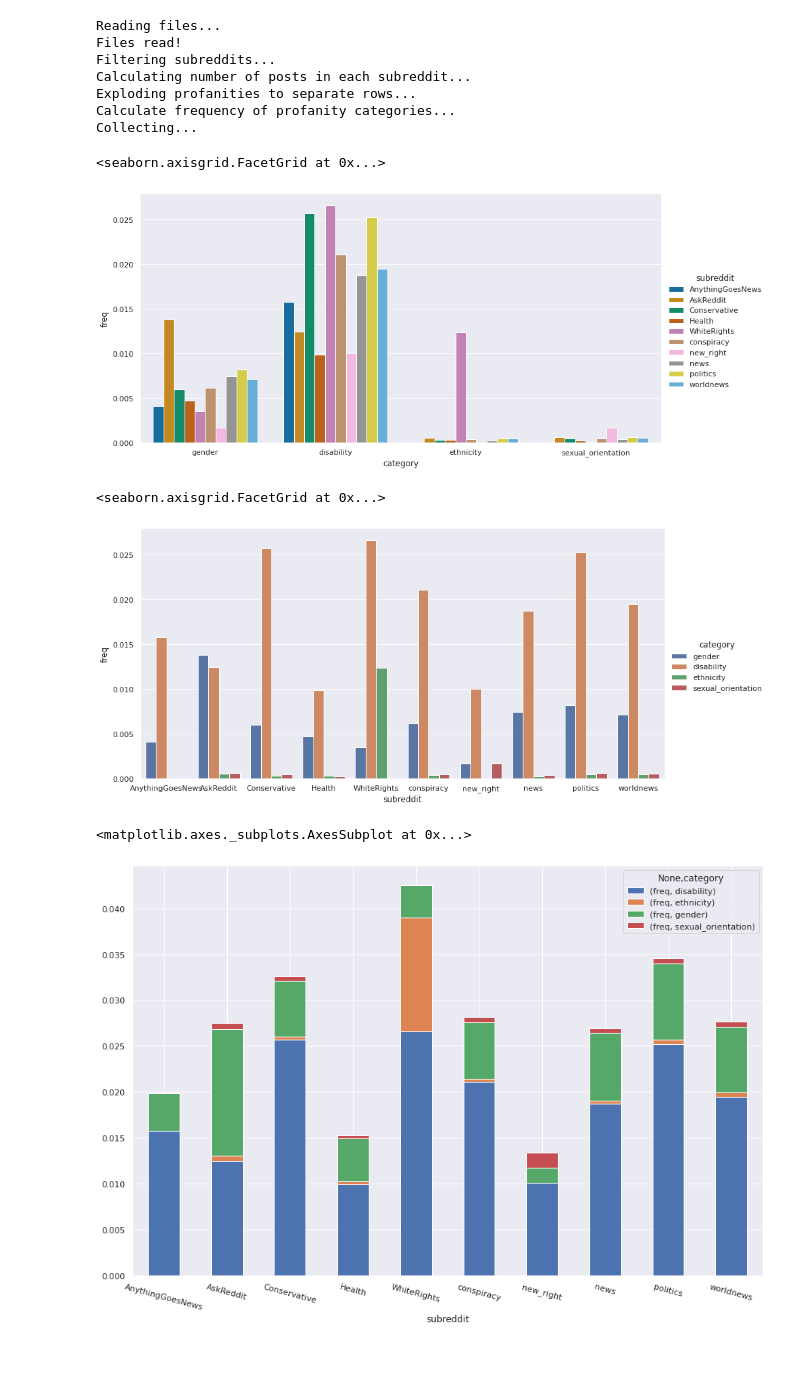
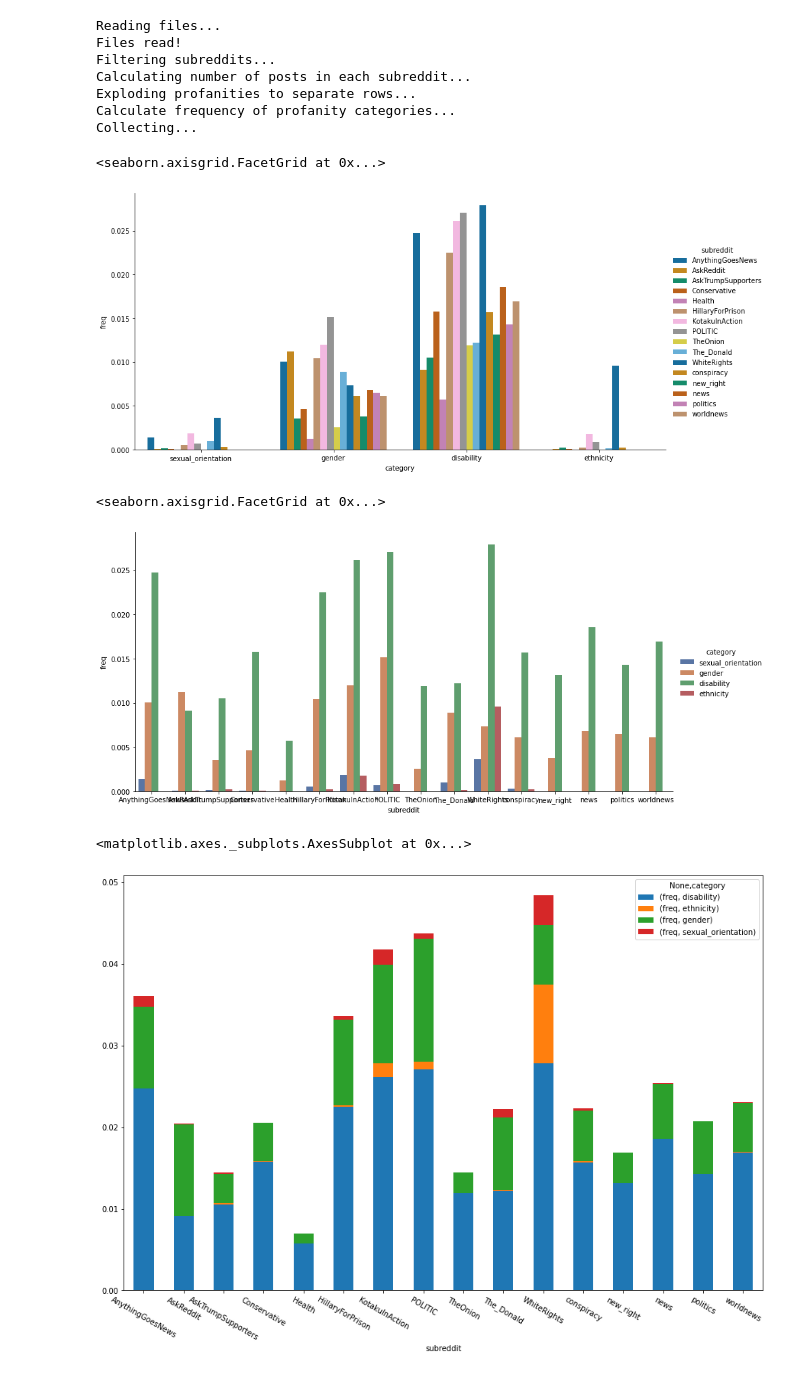
Before and after one commit to MaxSoneback/reddit_analysis, a Jupyter notebook: 8882_max.ipynb, the cells around one changed output. Drawn from its saved outputs; the diff is of its cells as text; code cells hidden in the pictures.

```diff
--- a/8882_max.ipynb
+++ b/8882_max.ipynb
@@ -385,10 +344,10 @@ Since the size of the files added at stage 6 & 8 are about ~11% bigger than the
 # %%
 #Analysis w/ bar plot
 
-files= 'hdfs://master:9000/experiment/RC_2011-*.bz2'
+files= 'hdfs://master:9000/experiment/RC_2017-*.bz2'
 
 #Build Session
-ss = build_session(1, 8)
+ss = build_session(1, 12)
 #read files
 print("Reading files...")
 read_start = time.time()
@@ -437,7 +396,7 @@ sns.catplot(
         aspect = 2)
 # %% [output]
 <seaborn.axisgrid.FacetGrid at 0x...>
-[figure, old version]
+[figure, new version]
 # %%
 sns.catplot(
         x = "subreddit",       # x variable name
@@ -450,12 +409,12 @@ sns.catplot(
         aspect = 2)
 # %% [output]
 <seaborn.axisgrid.FacetGrid at 0x...>
-[figure, old version]
+[figure, new version]
 # %%
-df2 = pd_merged[['subreddit', 'category', 'freq']]
+df5 = pd_merged[['subreddit', 'category', 'freq']]
 # %%
 df3 = df2.pivot(columns='category',index='subreddit').fillna(0)
-df3.plot(kind='bar',stacked=True, figsize=(15,10), rot=-15)
+df3.plot(kind='bar',stacked=True, figsize=(15,10), rot=-30)
 # %% [output]
 <matplotlib.axes._subplots.AxesSubplot at 0x...>
-[figure, old version]
+[figure, new version]
```
Also changed, not shown: parts of 5 cells of this notebook.
